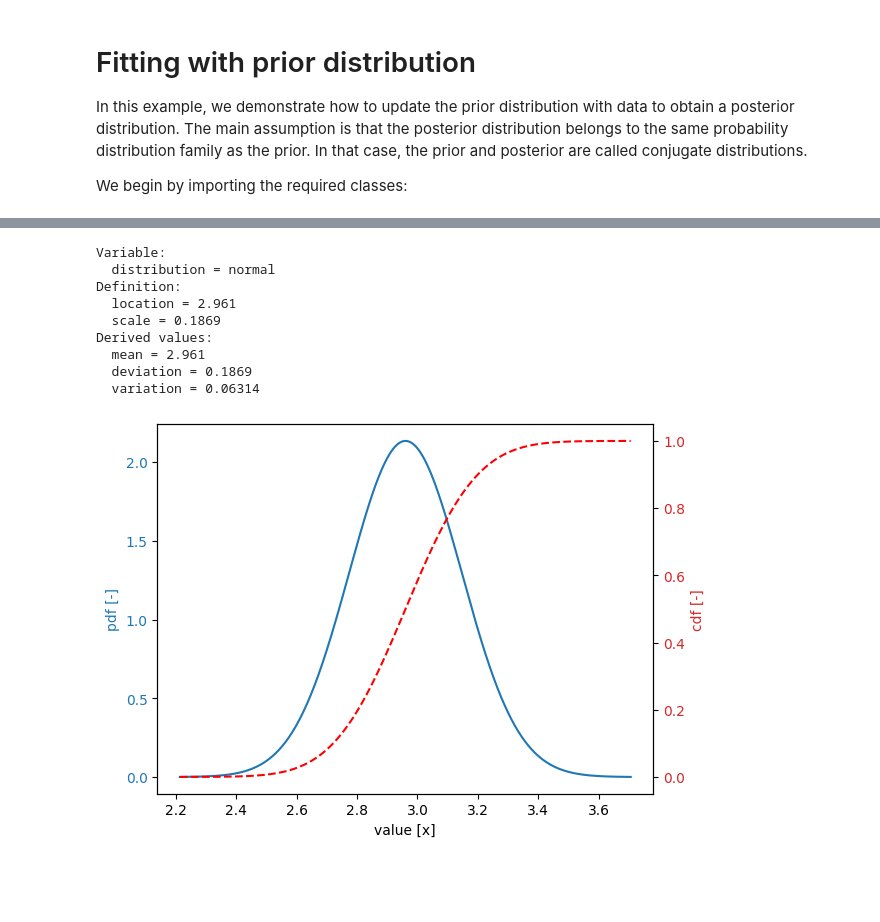
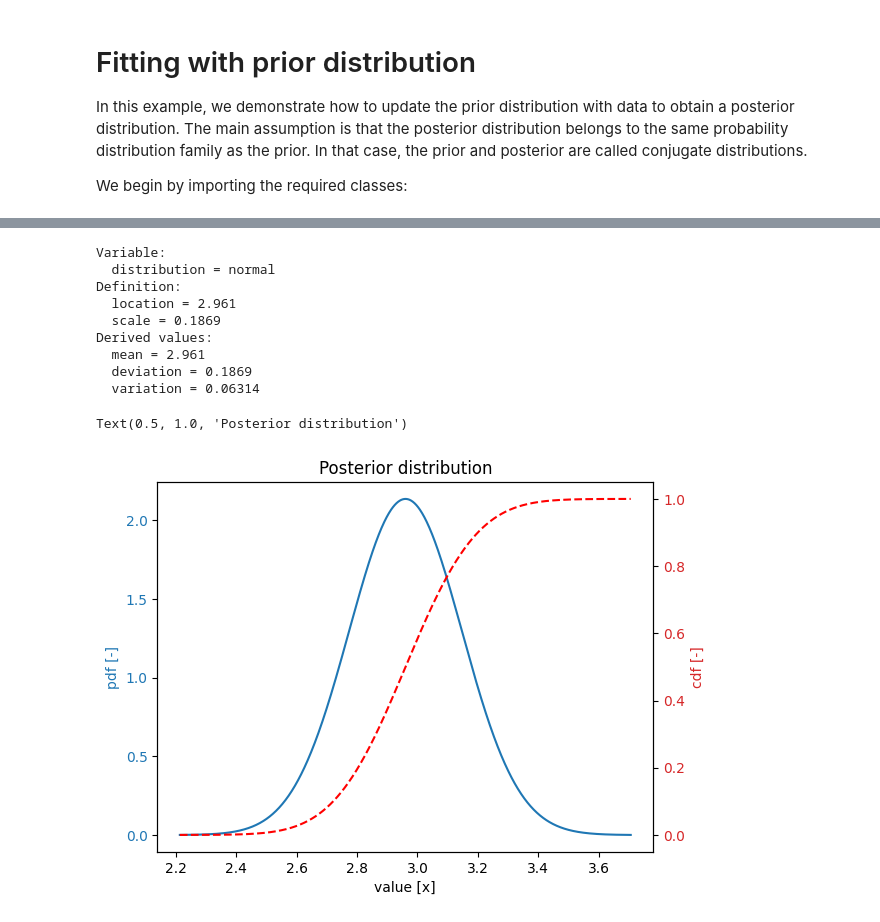
Before and after one commit to Deltares/ProbabilisticLibrary, a Jupyter notebook: sources/Deltares.Probabilistic.PWrapper.Notebooks/fitting_with_prior_distribution.ipynb, the cells around one changed output, grey strips where cells are left out. Saved outputs shown, nothing was run; the diff lists cells and outputs as text; code cells hidden in the pictures; blank space fills up the shorter version.

```diff
--- a/sources/Deltares.Probabilistic.PWrapper.Notebooks/fitting_with_prior_distribution.ipynb
+++ b/sources/Deltares.Probabilistic.PWrapper.Notebooks/fitting_with_prior_distribution.ipynb
@@ -52,18 +54,18 @@ Then we derive the posterior distribution using the `fit_prior()` method:
 # %%
 variable.fit_prior(prior, data)
 
 variable.print()
-variable.plot()
-plt = prior.get_plot()
-plt.title("Fitted distribution")
+plt = variable.get_plot()
+plt.title("Posterior distribution")
 # %% [output]
 Variable:
   distribution = normal
 Definition:
   location = 2.961
   scale = 0.1869
 Derived values:
   mean = 2.961
   deviation = 0.1869
   variation = 0.06314
+Text(0.5, 1.0, 'Posterior distribution')
-[figure, old version]
+[figure, new version]
```
Also changed, not shown: parts of 5 cells of this notebook.
